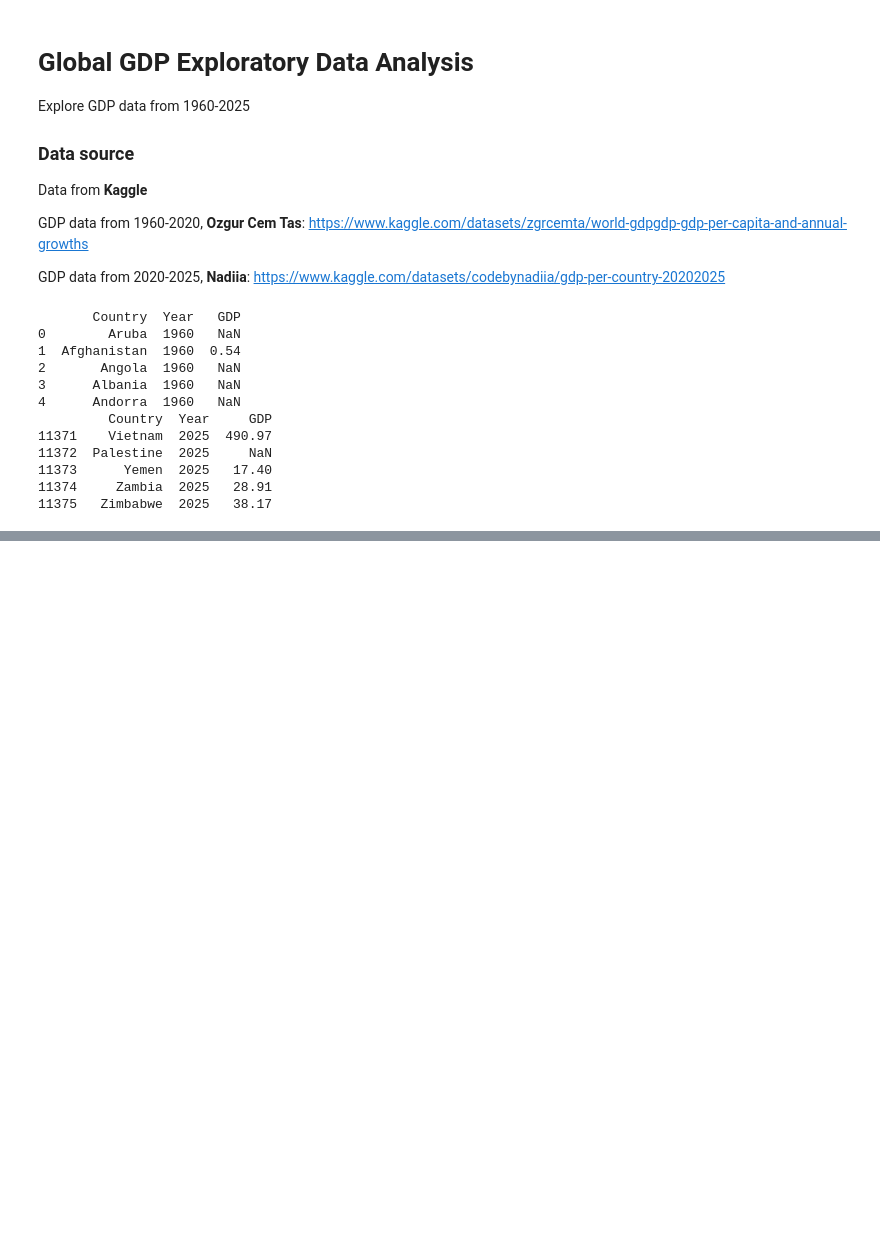
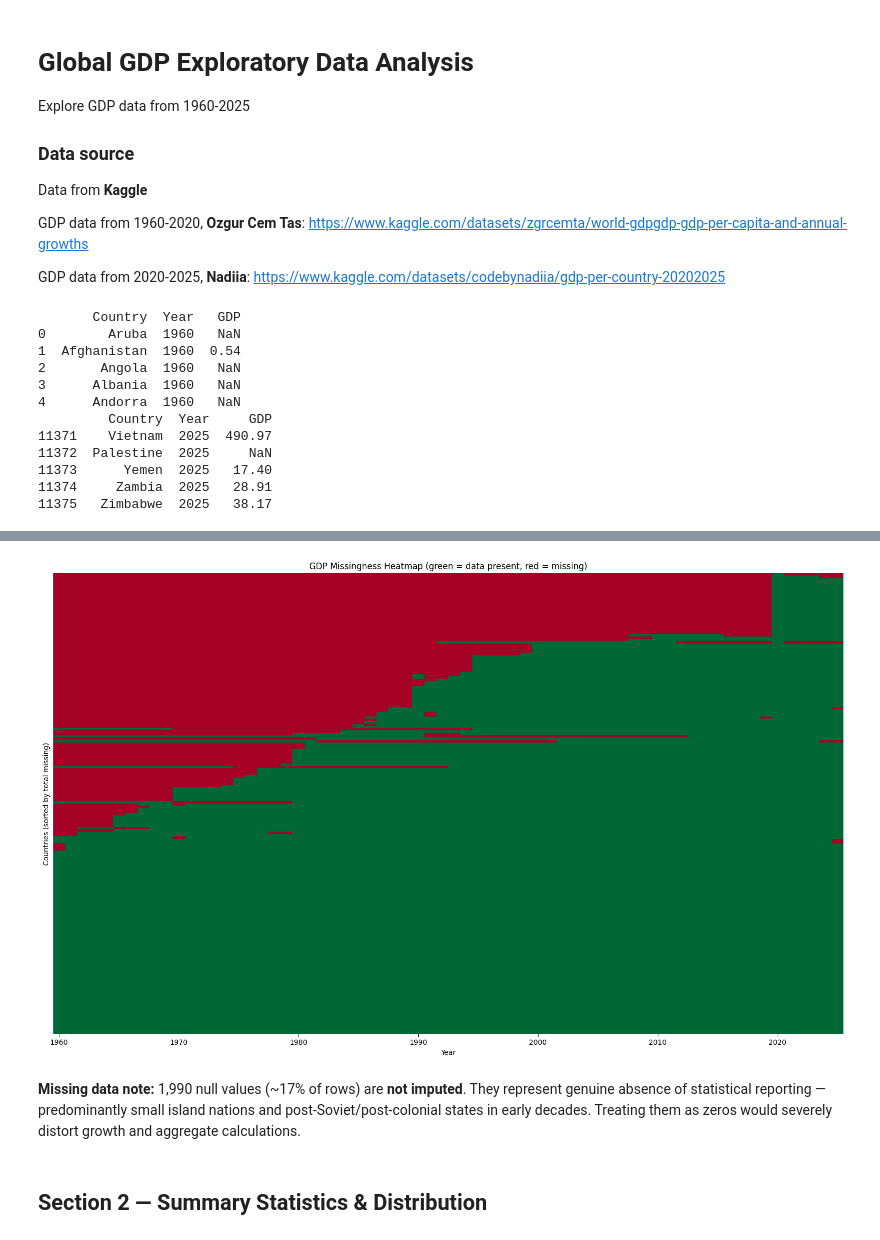
Before and after one commit to Nickeniklas/gdp-data-pipeline, a Jupyter notebook: 02_EDA.ipynb, the cells around one changed output, grey strips where cells are left out. Cells and saved outputs as stored; diff of their text form; code cells hidden in the pictures; blank space fills up the shorter version.

```diff
--- a/02_EDA.ipynb
+++ b/02_EDA.ipynb
@@ -46,0 +77,22 @@ fig.show()
+# %%
+# Missingness heatmap: countries (sorted by total nulls) x years
+pivot = full_data.pivot(index='Country', columns='Year', values='GDP')
+is_missing = pivot.isna().astype(int)  # 1 = missing
+
+country_order = is_missing.sum(axis=1).sort_values(ascending=False).index
+is_missing_sorted = is_missing.loc[country_order]
+
+fig, ax = plt.subplots(figsize=(16, 10))
+sns.heatmap(is_missing_sorted, cmap='RdYlGn_r', cbar=False,
+            xticklabels=10, yticklabels=False, ax=ax)
+ax.set_title('GDP Missingness Heatmap (green = data present, red = missing)')
+ax.set_xlabel('Year')
+ax.set_ylabel('Countries (sorted by total missing)')
+plt.tight_layout()
+plt.show()
+# %% [output]
+[figure, added]
+# %% [markdown]
+**Missing data note:** 1,990 null values (~17% of rows) are **not imputed**. They represent genuine absence of statistical reporting — predominantly small island nations and post-Soviet/post-colonial states in early decades. Treating them as zeros would severely distort growth and aggregate calculations.
+# %% [markdown]
+## Section 2 — Summary Statistics & Distribution
```
Also changed, not shown: parts of 28 cells of this notebook.
